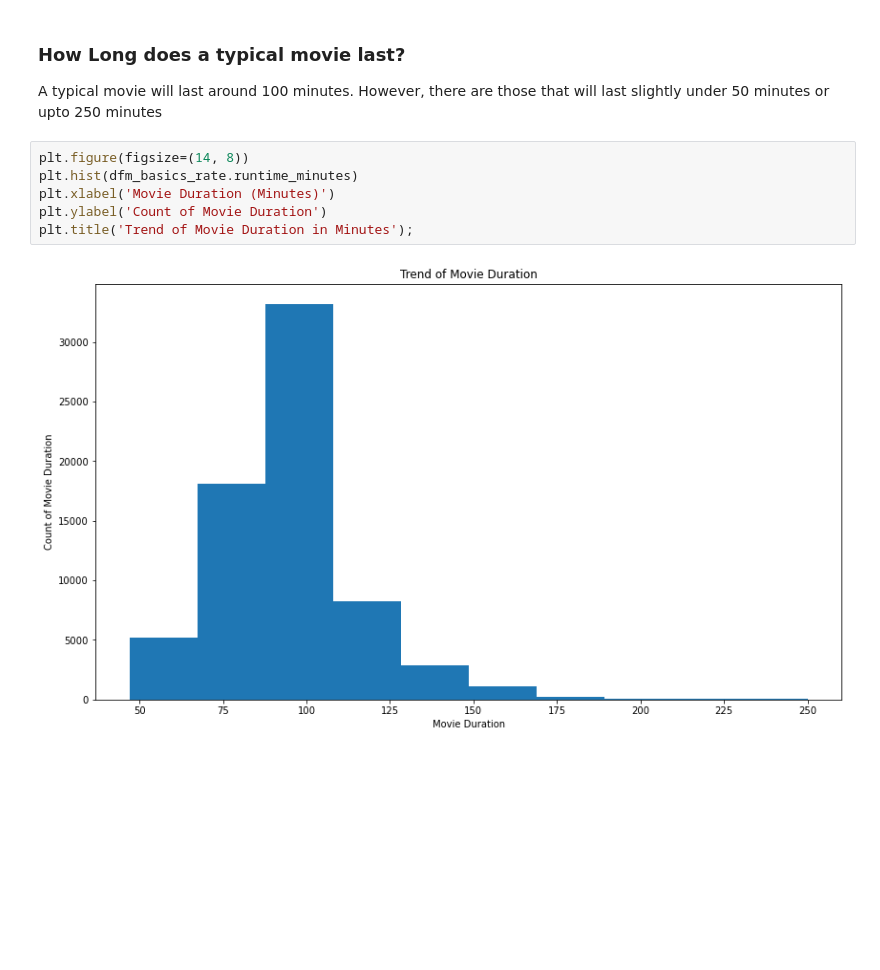
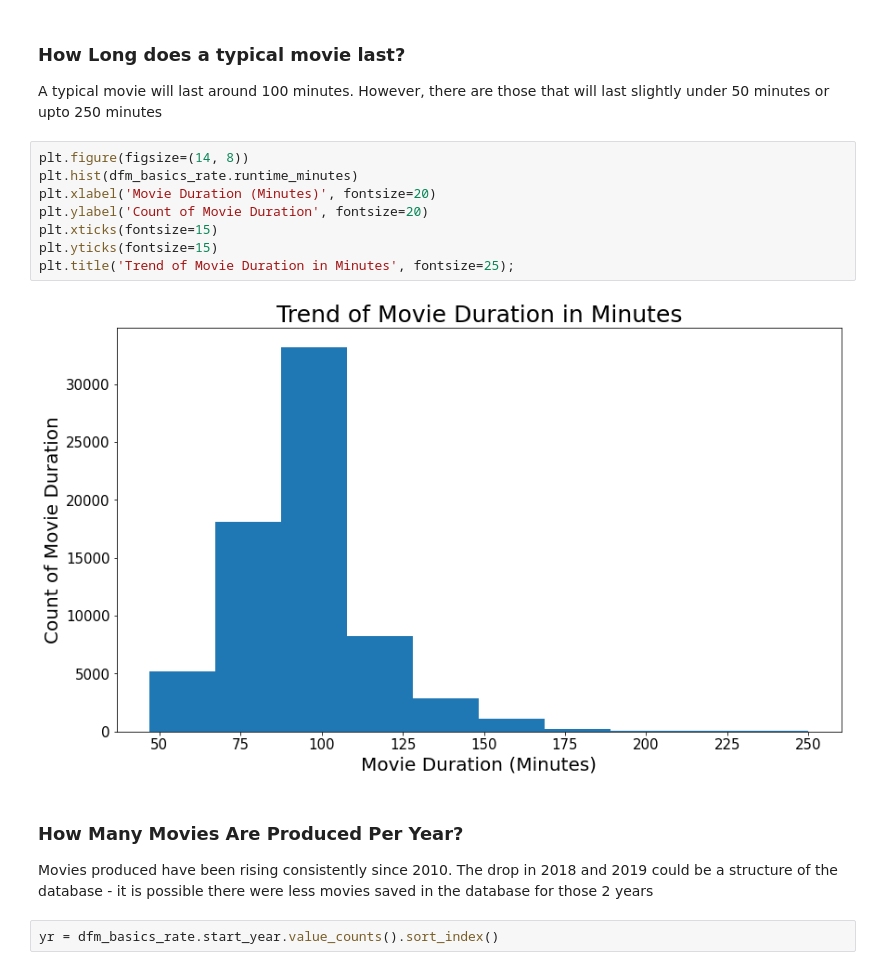
Before and after one commit to paddyokore/sql-reforestration, a Jupyter notebook: box-office_analysis_report.ipynb, the cells around one changed output. Saved outputs shown, nothing was run; the diff lists cells and outputs as text; blank space fills up the shorter version.

```diff
--- a/box-office_analysis_report.ipynb
+++ b/box-office_analysis_report.ipynb
@@ -127,8 +139,15 @@ A typical movie will last around 100 minutes. However, there are those that will
 # %%
 plt.figure(figsize=(14, 8))
 plt.hist(dfm_basics_rate.runtime_minutes)
-plt.xlabel('Movie Duration (Minutes)')
-plt.ylabel('Count of Movie Duration')
-plt.title('Trend of Movie Duration in Minutes');
+plt.xlabel('Movie Duration (Minutes)', fontsize=20)
+plt.ylabel('Count of Movie Duration', fontsize=20)
+plt.xticks(fontsize=15)
+plt.yticks(fontsize=15)
+plt.title('Trend of Movie Duration in Minutes', fontsize=25);
 # %% [output]
-[figure, old version]
+[figure, new version]
+# %% [markdown]
+### How Many Movies Are Produced Per Year?
+Movies produced have been rising consistently since 2010. The drop in 2018 and 2019 could be a structure of the database - it is possible there were less movies saved in the database for those 2 years
+# %%
+yr = dfm_basics_rate.start_year.value_counts().sort_index()
```
Also changed, not shown: parts of 38 cells of this notebook.
